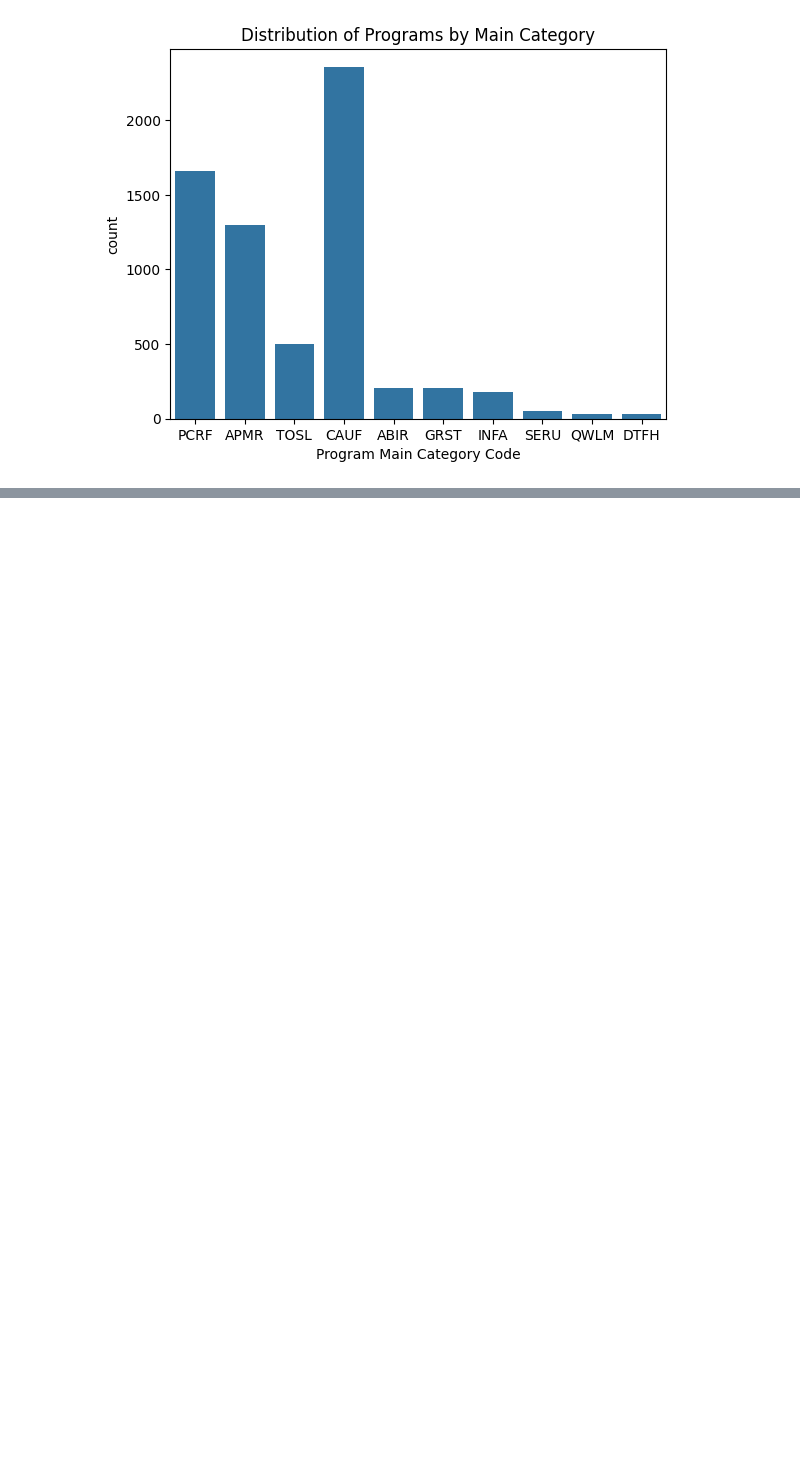
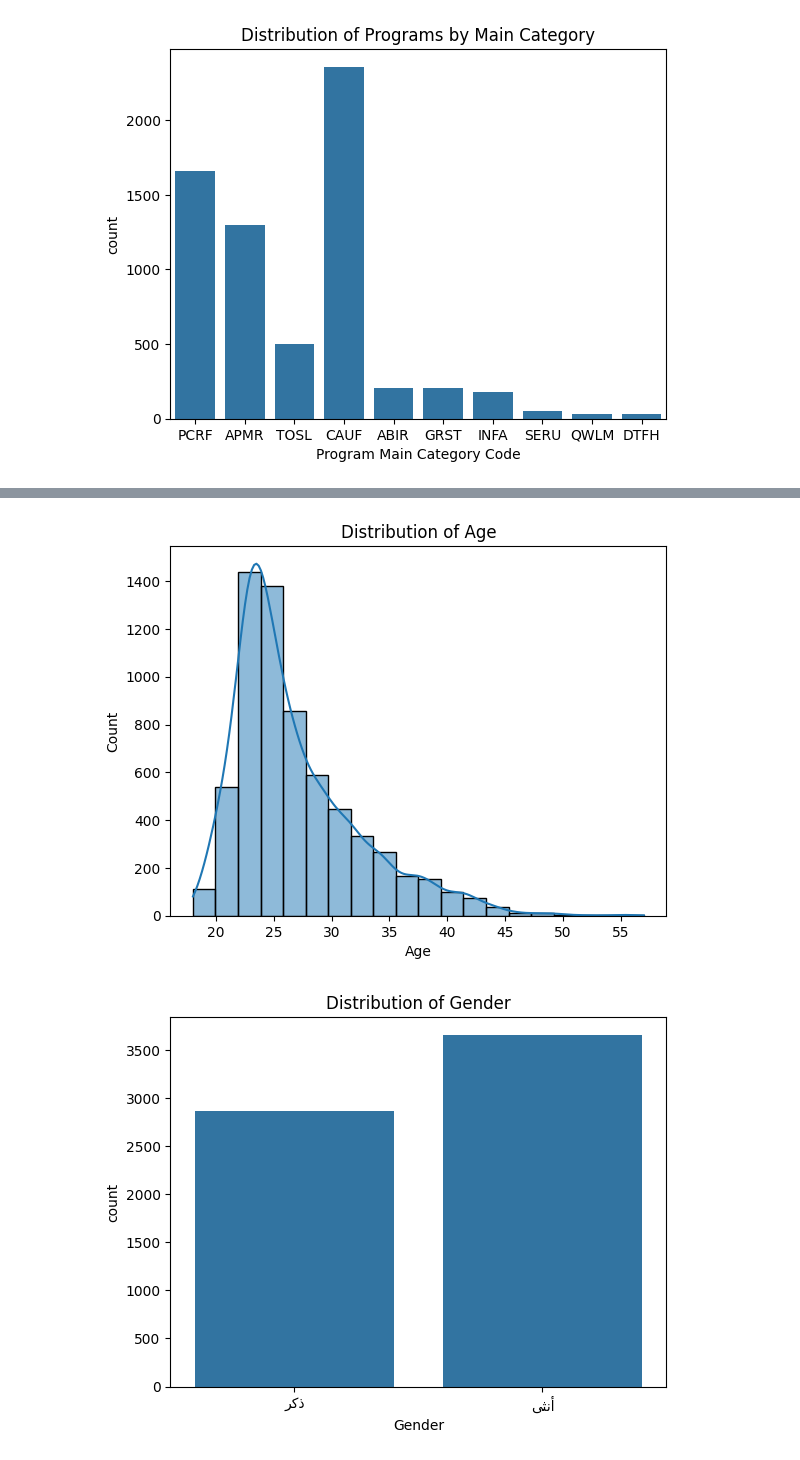
Before and after one commit to Hj-lh/TuwaiqChallenge, a Jupyter notebook: TUWAIQ_Challenge.ipynb, the cells around one changed output, grey strips where cells are left out. Cells and saved outputs as stored; diff of their text form; code cells hidden in the pictures; blank space fills up the shorter version.

```diff
--- a/TUWAIQ_Challenge.ipynb
+++ b/TUWAIQ_Challenge.ipynb
@@ -185,0 +190,11 @@ plt.show()
+# %%
+sns.histplot(df_cleaned['Age'], bins=20, kde=True)
+plt.title('Distribution of Age')
+plt.show()
+# df_cleaned['Gender'] contains Arabic text
+sns.countplot(x=df_cleaned['Gender'].apply(lambda x: get_display(arabic_reshaper.reshape(x))))
+plt.title('Distribution of Gender')
+plt.show()
+# %% [output]
+[figure, added]
+[figure, added]
```
Also changed, not shown: parts of 27 cells of this notebook.
